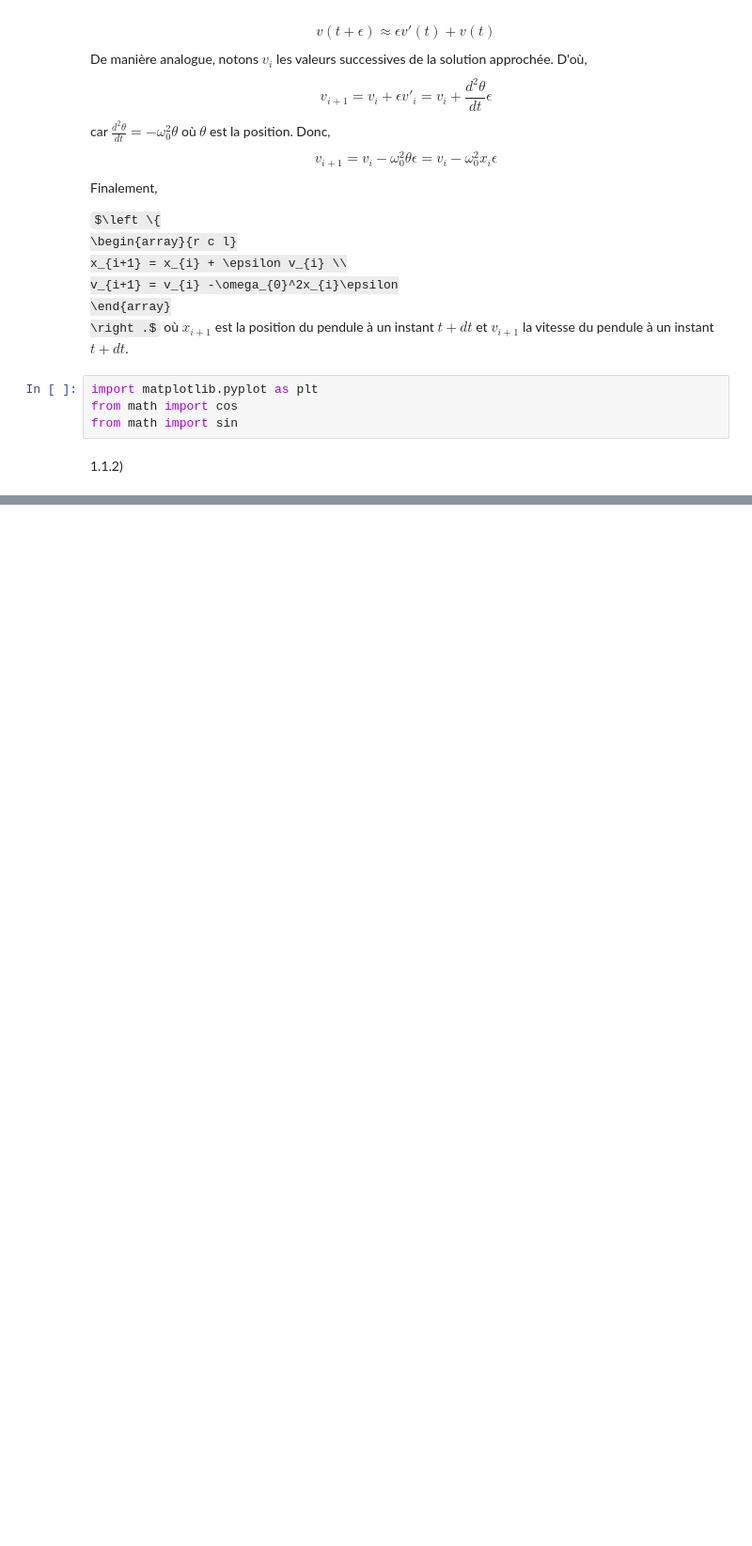
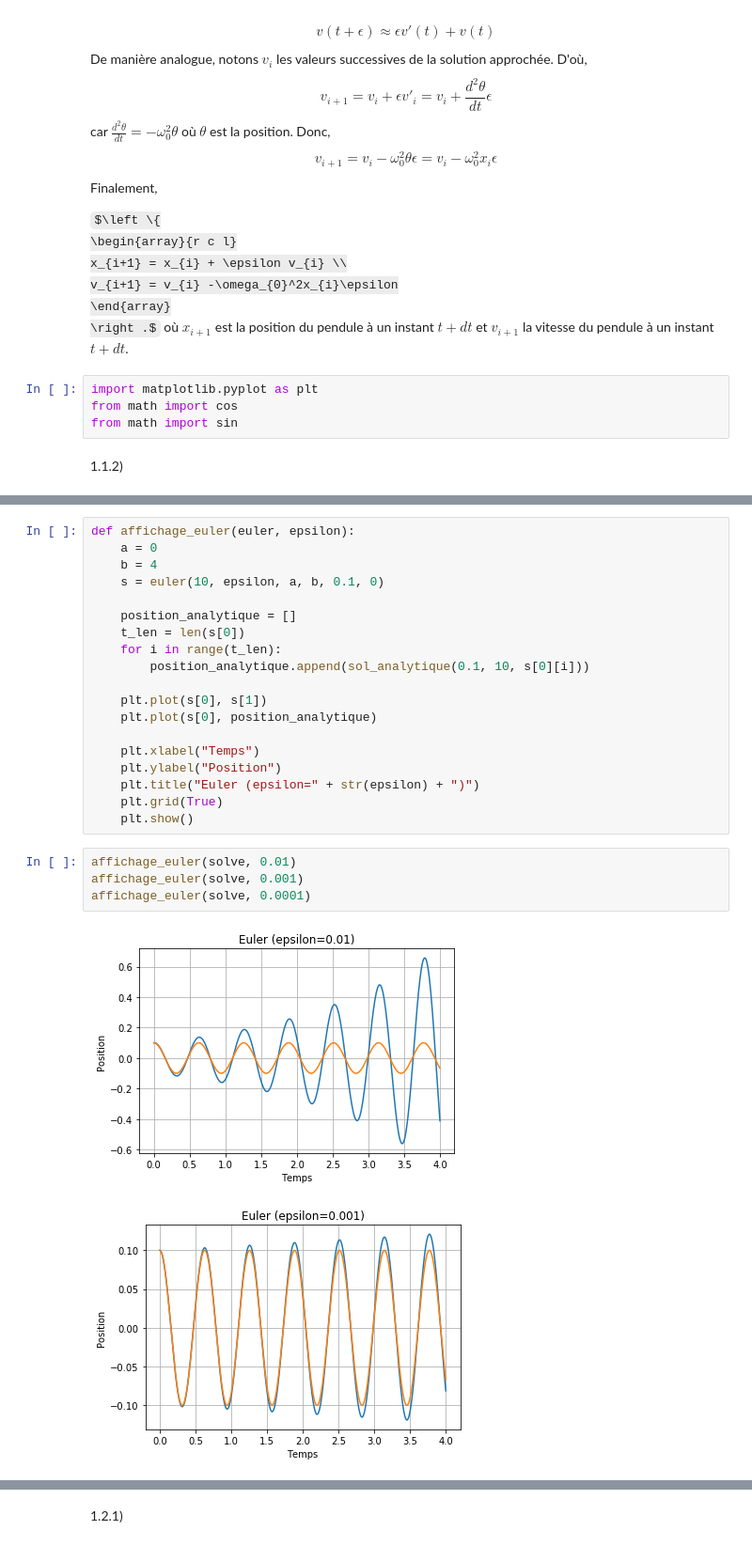
Before and after one commit to jsangli3r/DM-pendule-pesant, a Jupyter notebook: dm1.ipynb, the cells around one changed output, grey strips where cells are left out. Shown at 94% size. Drawn from its saved outputs; the diff is of its cells as text; some formulas as TeX source; blank space fills up the shorter version.

```diff
--- a/dm1.ipynb
+++ b/dm1.ipynb
@@ -58,0 +94,26 @@ s = solve(10, 1e-2, 0, 4, 0.1, 0)
+# %%
+def affichage_euler(euler, epsilon):
+    a = 0
+    b = 4
+    s = euler(10, epsilon, a, b, 0.1, 0)
+
+    position_analytique = []
+    t_len = len(s[0])
+    for i in range(t_len):
+        position_analytique.append(sol_analytique(0.1, 10, s[0][i]))
+
+    plt.plot(s[0], s[1])
+    plt.plot(s[0], position_analytique)
+
+    plt.xlabel("Temps")
+    plt.ylabel("Position")
+    plt.title("Euler (epsilon=" + str(epsilon) + ")")
+    plt.grid(True)
+    plt.show()
+# %%
+affichage_euler(solve, 0.01)
+affichage_euler(solve, 0.001)
+affichage_euler(solve, 0.0001)
+# %% [output]
+[figure, added]
+[figure, added]
@@ -58,0 +121,2 @@ s = solve(10, 1e-2, 0, 4, 0.1, 0)
+# %% [markdown]
+1.2.1)
```
Also changed, not shown: parts of 16 cells of this notebook.
